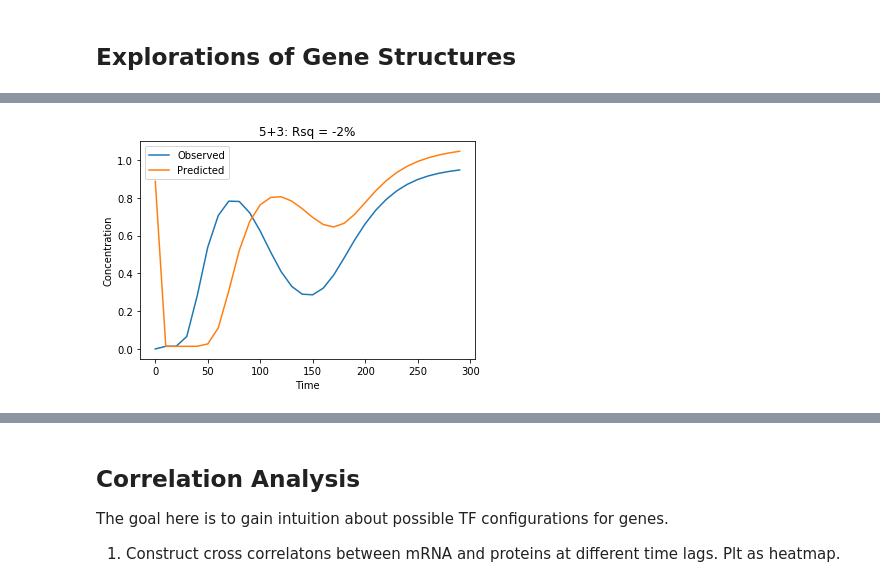
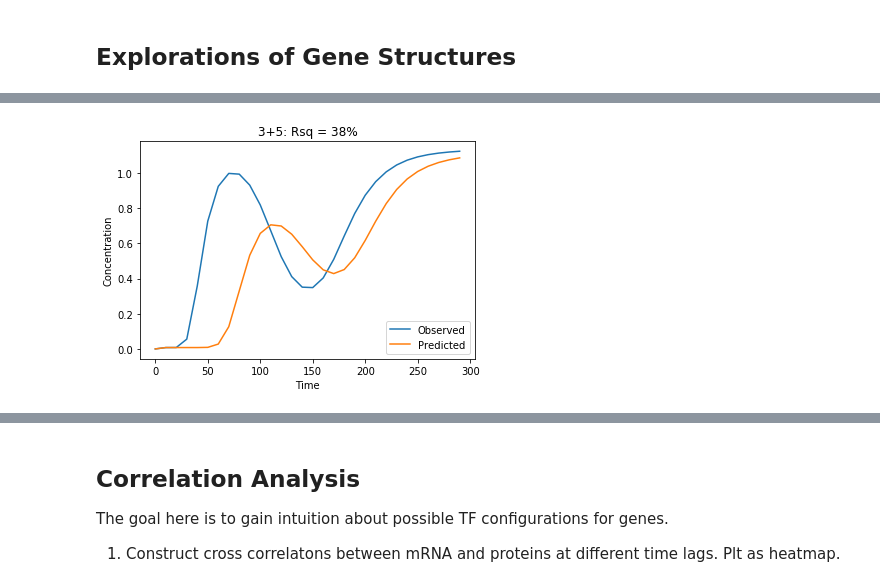
Before and after one commit to ModelEngineering/advancing-biomedical-models, a Jupyter notebook: ModelingGame/game_analysis.ipynb, the cells around one changed output, grey strips where cells are left out. Saved outputs shown, nothing was run; the diff lists cells and outputs as text; code cells hidden in the pictures.

```diff
--- a/ModelingGame/game_analysis.ipynb
+++ b/ModelingGame/game_analysis.ipynb
@@ -58,5 +58,5 @@ analyzer = evaluate(["7-6"], max_iteration=100, start_time=100, end_time=300)
 # %%
-analyzer = evaluate(["5+3"], max_iteration=20, start_time=0, end_time=300)
+analyzer = evaluate(["3+5"], max_iteration=20, start_time=0, end_time=300)
 # %% [output]
-[figure, old version]
+[figure, new version]
 # %%
```
Also changed, not shown: parts of 22 cells of this notebook.
